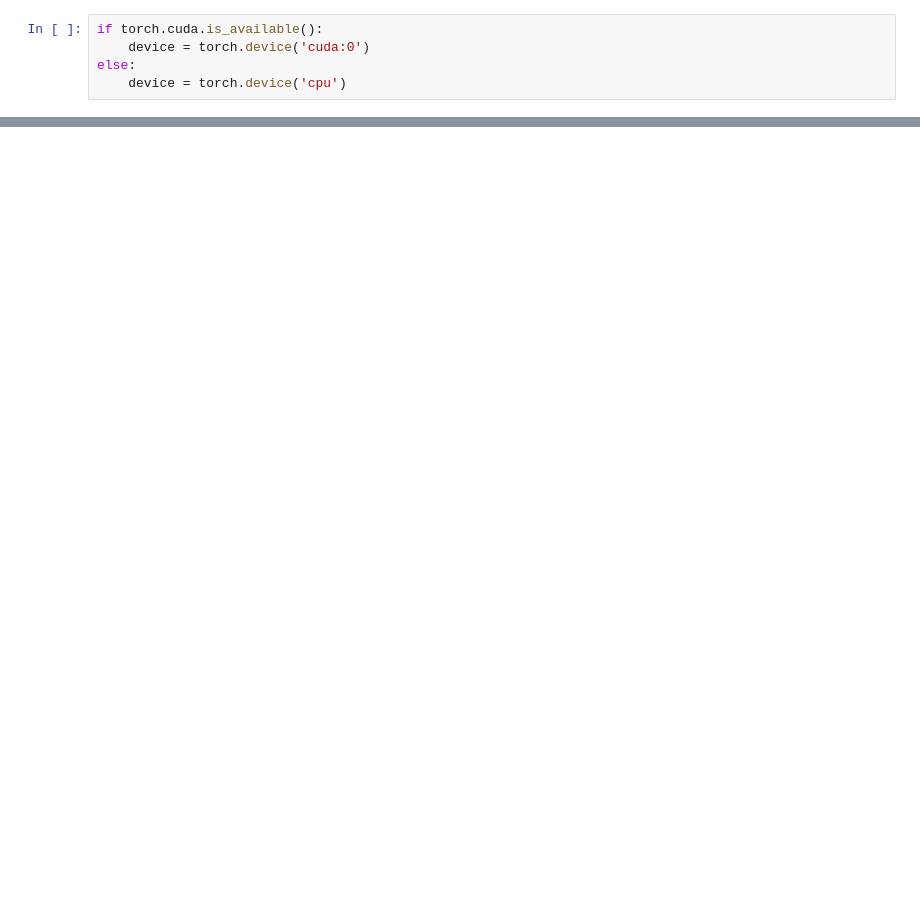
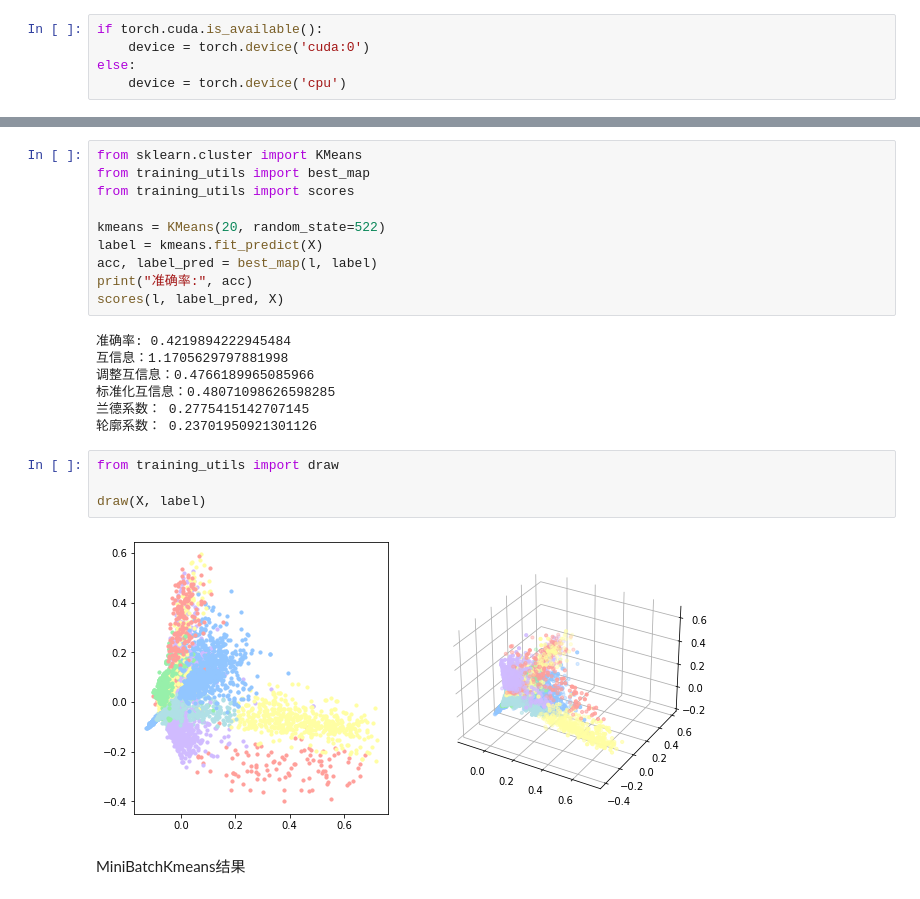
Before and after one commit to rycbar77/TopicDetection, a Jupyter notebook: test.ipynb, the cells around one changed output, grey strips where cells are left out. Drawn from its saved outputs; the diff is of its cells as text; blank space fills up the shorter version.

```diff
--- a/test.ipynb
+++ b/test.ipynb
@@ -73,0 +149,25 @@ ValueError: too many values to unpack (expected 2)
+# %%
+from sklearn.cluster import KMeans
+from training_utils import best_map
+from training_utils import scores
+
+kmeans = KMeans(20, random_state=522)
+label = kmeans.fit_predict(X)
+acc, label_pred = best_map(l, label)
+print("准确率:", acc)
+scores(l, label_pred, X)
+# %% [output]
+准确率: 0.4219894222945484
+互信息：1.1705629797881998
+调整互信息：0.4766189965085966
+标准化互信息：0.48071098626598285
+兰德系数： 0.2775415142707145
+轮廓系数： 0.23701950921301126
+# %%
+from training_utils import draw
+
+draw(X, label)
+# %% [output]
+[figure, added]
+# %% [markdown]
+MiniBatchKmeans结果
```
Also changed, not shown: parts of 16 cells of this notebook, 6 other files.
